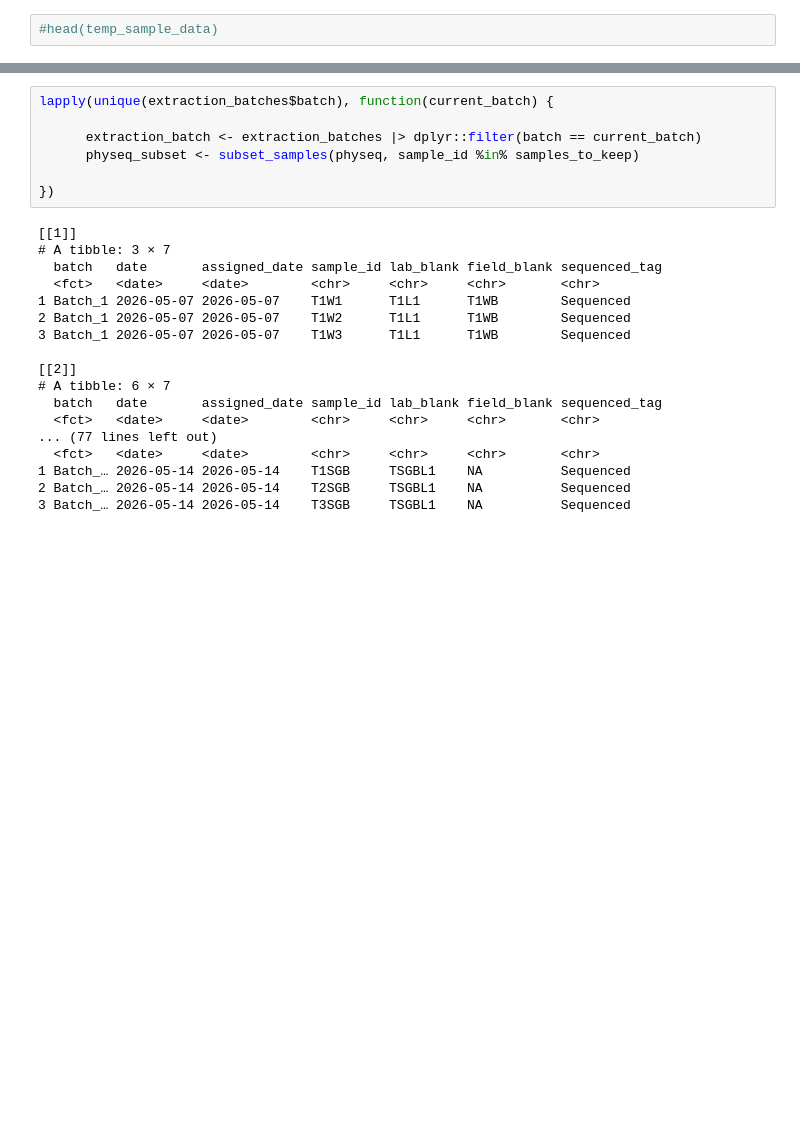
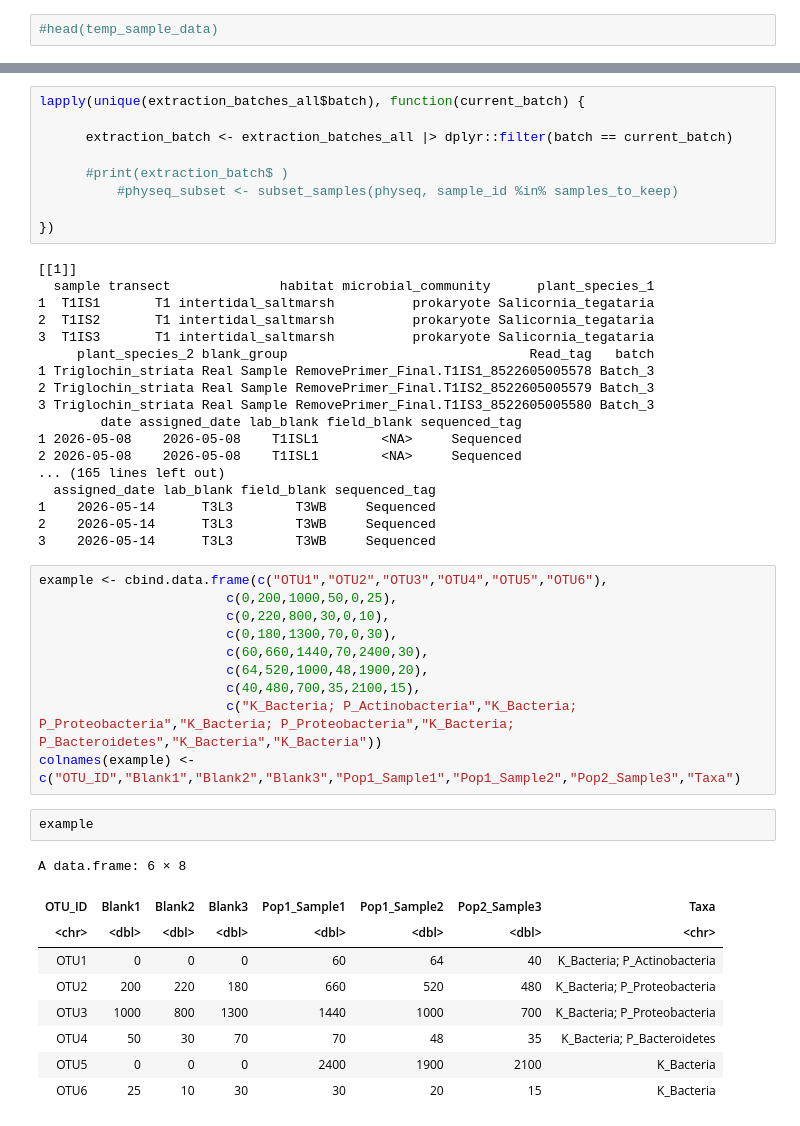
Before and after one commit to PiscatorX/Skunkworks, a Jupyter notebook: Batch_microdecontam/batch_decontam.ipynb, the cells around one changed output, grey strips where cells are left out. Drawn from its saved outputs; the diff is of its cells as text; blank space fills up the shorter version.

```diff
--- a/Batch_microdecontam/batch_decontam.ipynb
+++ b/Batch_microdecontam/batch_decontam.ipynb
@@ -108,25 +132,49 @@ A data.frame: 3 × 14
 # %%
-lapply(unique(extraction_batches$batch), function(current_batch) {
+lapply(unique(extraction_batches_all$batch), function(current_batch) {
 
-      extraction_batch <- extraction_batches |> dplyr::filter(batch == current_batch)
-      physeq_subset <- subset_samples(physeq, sample_id %in% samples_to_keep)
+      extraction_batch <- extraction_batches_all |> dplyr::filter(batch == current_batch)
+
+      #print(extraction_batch$ )
+          #physeq_subset <- subset_samples(physeq, sample_id %in% samples_to_keep)
 
 })
 # %% [output]
 [[1]]
-# A tibble: 3 × 7
-  batch   date       assigned_date sample_id lab_blank field_blank sequenced_tag
-  <fct>   <date>     <date>        <chr>     <chr>     <chr>       <chr>
-1 Batch_1 2026-05-07 2026-05-07    T1W1      T1L1      T1WB        Sequenced
-2 Batch_1 2026-05-07 2026-05-07    T1W2      T1L1      T1WB        Sequenced
-3 Batch_1 2026-05-07 2026-05-07    T1W3      T1L1      T1WB        Sequenced
-
-[[2]]
-# A tibble: 6 × 7
-  batch   date       assigned_date sample_id lab_blank field_blank sequenced_tag
-  <fct>   <date>     <date>        <chr>     <chr>     <chr>       <chr>
-... (77 lines left out)
-  <fct>   <date>     <date>        <chr>     <chr>     <chr>       <chr>
-1 Batch_… 2026-05-14 2026-05-14    T1SGB     TSGBL1    NA          Sequenced
-2 Batch_… 2026-05-14 2026-05-14    T2SGB     TSGBL1    NA          Sequenced
-3 Batch_… 2026-05-14 2026-05-14    T3SGB     TSGBL1    NA          Sequenced
+  sample transect              habitat microbial_community      plant_species_1
+1  T1IS1       T1 intertidal_saltmarsh          prokaryote Salicornia_tegataria
+2  T1IS2       T1 intertidal_saltmarsh          prokaryote Salicornia_tegataria
+3  T1IS3       T1 intertidal_saltmarsh          prokaryote Salicornia_tegataria
+     plant_species_2 blank_group                               Read_tag   batch
+1 Triglochin_striata Real Sample RemovePrimer_Final.T1IS1_8522605005578 Batch_3
+2 Triglochin_striata Real Sample RemovePrimer_Final.T1IS2_8522605005579 Batch_3
+3 Triglochin_striata Real Sample RemovePrimer_Final.T1IS3_8522605005580 Batch_3
+        date assigned_date lab_blank field_blank sequenced_tag
+1 2026-05-08    2026-05-08    T1ISL1        <NA>     Sequenced
+2 2026-05-08    2026-05-08    T1ISL1        <NA>     Sequenced
+... (165 lines left out)
+  assigned_date lab_blank field_blank sequenced_tag
+1    2026-05-14      T3L3        T3WB     Sequenced
+2    2026-05-14      T3L3        T3WB     Sequenced
+3    2026-05-14      T3L3        T3WB     Sequenced
+# %%
+example <- cbind.data.frame(c("OTU1","OTU2","OTU3","OTU4","OTU5","OTU6"),
+                        c(0,200,1000,50,0,25),
+                        c(0,220,800,30,0,10),
+                        c(0,180,1300,70,0,30),
+                        c(60,660,1440,70,2400,30),
+                        c(64,520,1000,48,1900,20),
+                        c(40,480,700,35,2100,15),
+                        c("K_Bacteria; P_Actinobacteria","K_Bacteria; P_Proteobacteria","K_Bacteria; P_Proteobacteria","K_Bacteria; P_Bacteroidetes","K_Bacteria","K_Bacteria"))
+colnames(example) <- c("OTU_ID","Blank1","Blank2","Blank3","Pop1_Sample1","Pop1_Sample2","Pop2_Sample3","Taxa")
+# %%
+example
+# %% [output]
+A data.frame: 6 × 8
+| OTU_ID | Blank1 | Blank2 | Blank3 | Pop1_Sample1 | Pop1_Sample2 | Pop2_Sample3 | Taxa |
+| <chr> | <dbl> | <dbl> | <dbl> | <dbl> | <dbl> | <dbl> | <chr> |
+| OTU1 | 0 | 0 | 0 | 60 | 64 | 40 | K_Bacteria; P_Actinobacteria |
+| OTU2 | 200 | 220 | 180 | 660 | 520 | 480 | K_Bacteria; P_Proteobacteria |
+| OTU3 | 1000 | 800 | 1300 | 1440 | 1000 | 700 | K_Bacteria; P_Proteobacteria |
+| OTU4 | 50 | 30 | 70 | 70 | 48 | 35 | K_Bacteria; P_Bacteroidetes |
+| OTU5 | 0 | 0 | 0 | 2400 | 1900 | 2100 | K_Bacteria |
+| OTU6 | 25 | 10 | 30 | 30 | 20 | 15 | K_Bacteria |
```
Also changed, not shown: parts of 14 cells of this notebook.
